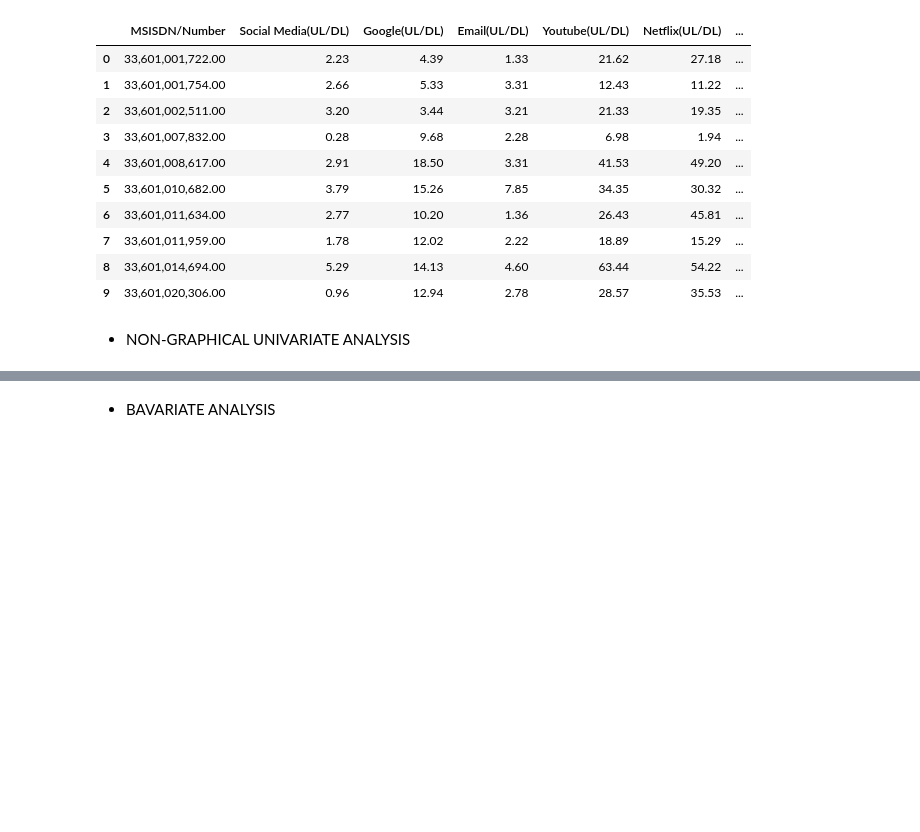
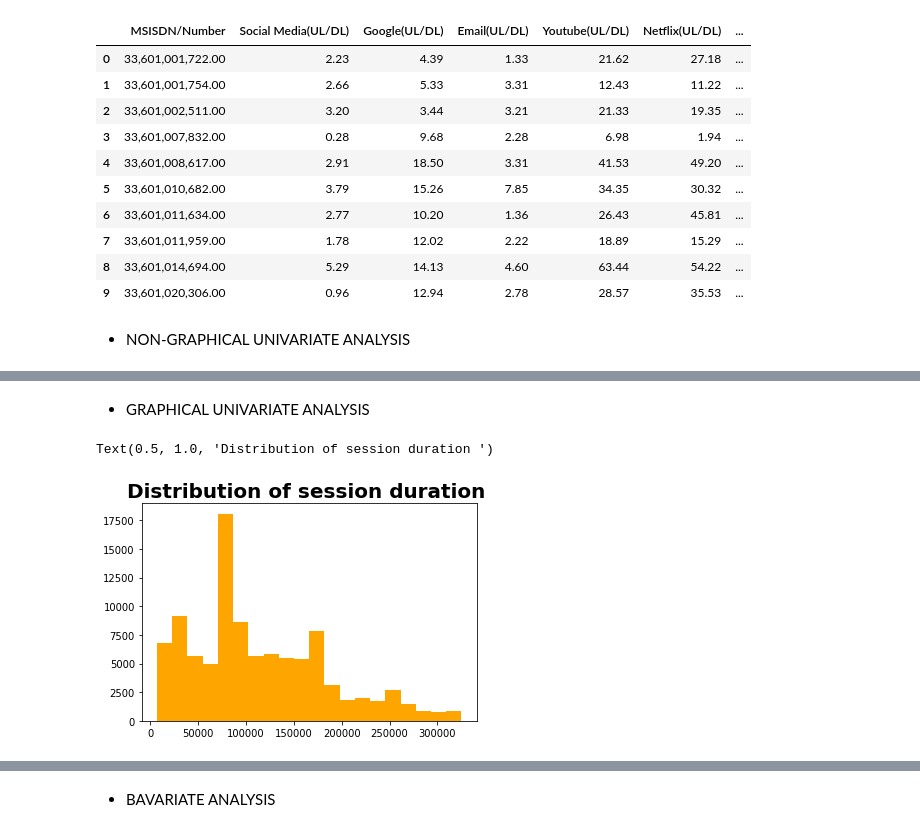
Before and after one commit to sel6/TellCo_Data_Analysis, a Jupyter notebook: notebooks/Data_Explore.ipynb, the cells around one changed output, grey strips where cells are left out. Drawn from its saved outputs; the diff is of its cells as text; code cells hidden in the pictures; blank space fills up the shorter version.

Commit message:
fix graphs for graphical

```diff
--- a/notebooks/Data_Explore.ipynb
+++ b/notebooks/Data_Explore.ipynb
@@ -456,3 +336,0 @@ univariate.plot_hist(filled, 'Other(UL/DL)', 'green')
-# %%
-sns.set_theme()
-sns.displot(filled['Dur. (ms)'], kde=True)
@@ -461,0 +337,7 @@ sns.displot(filled['Dur. (ms)'], kde=True)
+# %%
+#display the aggregate of user over view analysis
+univariate_analysis = filled.groupby('MSISDN/Number').agg({'Dur. (ms)':'sum', 'Social Media(UL/DL)':'sum', 'Google(UL/DL)':'sum',
+                                               'Email(UL/DL)':'sum', 'Youtube(UL/DL)':'sum', 'Netflix(UL/DL)':'sum',
+                                              'Gaming(UL/DL)':'sum', 'Other(UL/DL)':'sum', 'Total(UL/DL)':'sum', 'Bearer Id':'count'}).reset_index()
+univariate_analysis['no.xdr_session'] = univariate_analysis['Bearer Id']
+univariate_analysis.describe()
@@ -461,0 +354,25 @@ sns.displot(filled['Dur. (ms)'], kde=True)
+# %% [markdown]
+* GRAPHICAL UNIVARIATE ANALYSIS
+# %%
+#remove outliers to have a clear graph on distribution
+def remove_outliers(db, cols):
+        db1 = db.copy(deep=True)
+        for c in cols:
+            Q1 = db1[c].quantile(0.25)
+            Q3 = db1[c].quantile(0.75)
+            IQR = Q3 - Q1
+            rm_lis = []
+            length=db1.shape[0]
+            for index in range(length):
+                if(db1.loc[index,c] >= (Q3+1.5*IQR)):
+                    rm_lis.append(index)
+            db1.drop(rm_lis, inplace = True)
+
+            return db1
+# %%
+outlier_free = remove_outliers(univariate_analysis, ['Dur. (ms)','Youtube(UL/DL)', 'Netflix(UL/DL)', 'Google(UL/DL)', 'Gaming(UL/DL)', 'Email(UL/DL)', 'Social Media(Ul/DL)'])
+plt.hist(outlier_free['Dur. (ms)'],bins=20, color='orange')
+plt.title(f'Distribution of session duration ', size=20, fontweight='bold')
+# %% [output]
+Text(0.5, 1.0, 'Distribution of session duration ')
+[figure, added]
```
Also changed, not shown: parts of 23 cells of this notebook.
